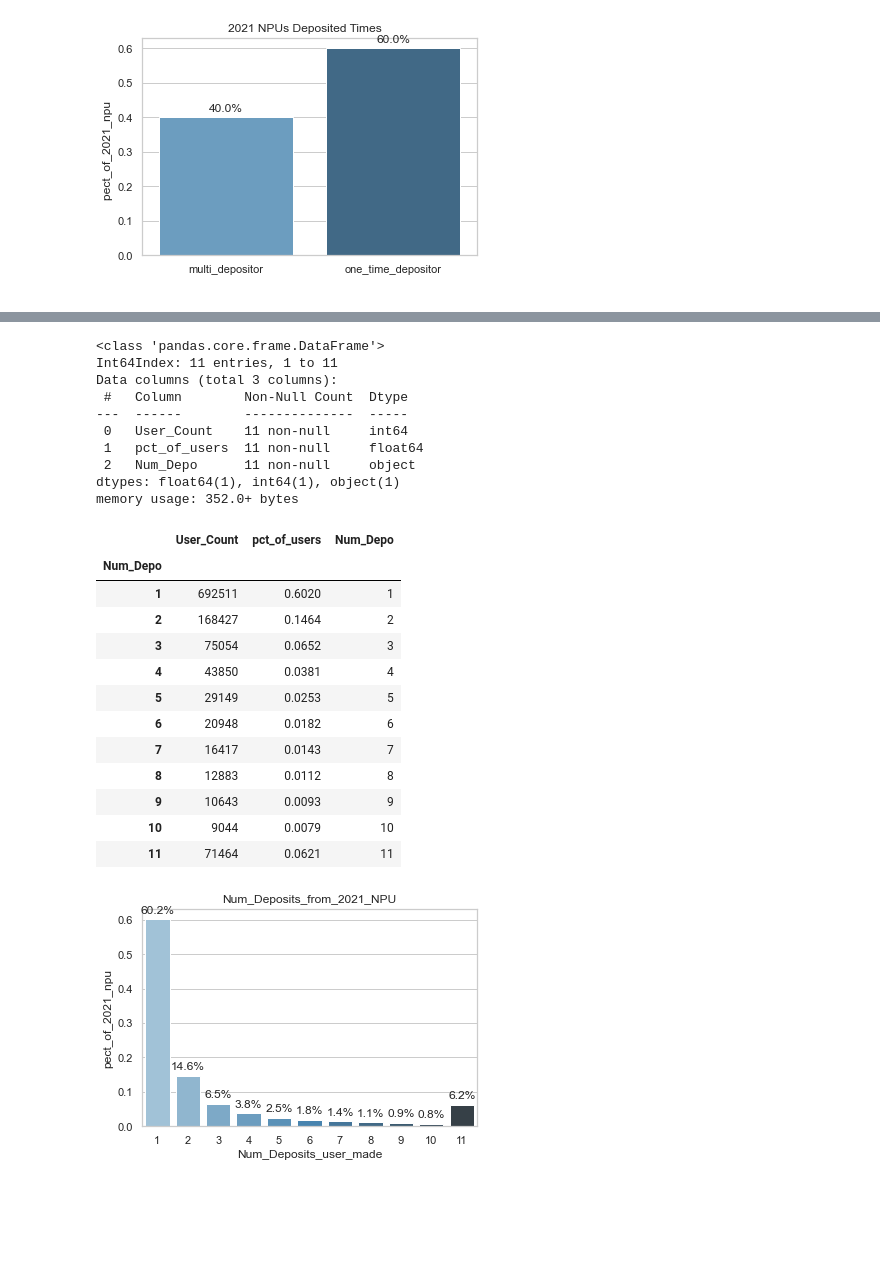
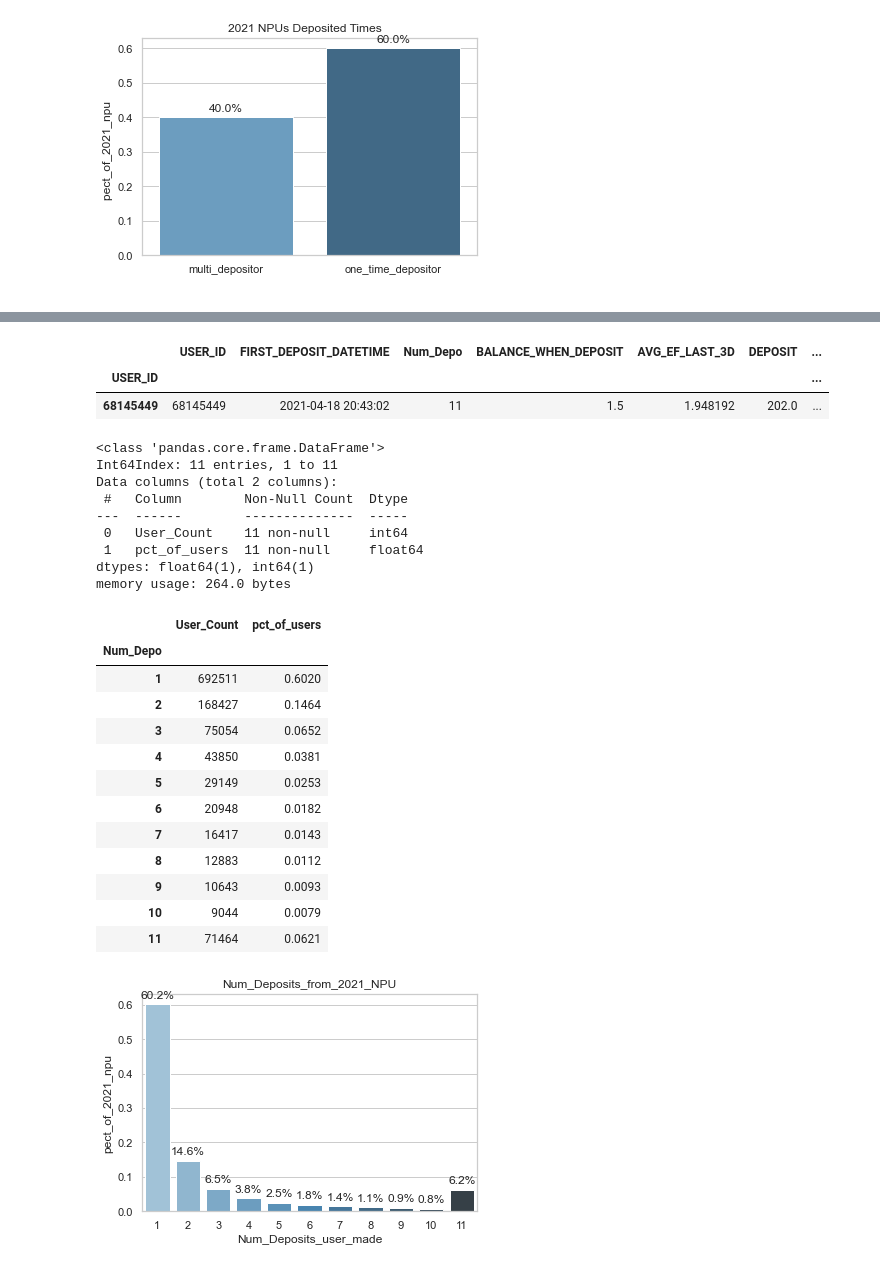
Before and after one commit to yihanwwww/yihanwwww, a Jupyter notebook: Python_Notebook/Experiment_EDA/Low_Balance_LTO_EDA.ipynb, the cells around one changed output, grey strips where cells are left out. Cells and saved outputs as stored; diff of their text form; code cells hidden in the pictures; blank space fills up the shorter version.

```diff
--- a/Python_Notebook/Experiment_EDA/Low_Balance_LTO_EDA.ipynb
+++ b/Python_Notebook/Experiment_EDA/Low_Balance_LTO_EDA.ipynb
@@ -641,0 +632,12 @@ deposit_balance_df_by_user=deposit_balance_df_by_user.rename({ 'DEP_RNK':'Num_De
+# %%
+from datetime import datetime
+
+deposit_balance_df['Account_age'] = datetime.now() - deposit_balance_df.ACCOUNT_CREATION_DATE
+deposit_balance_df['Age_when_deposit'] = deposit_balance_df.DATE - deposit_balance_df.FIRST_DEPOSIT_DATETIME
+# %%
+deposit_balance_df.Age_when_deposit
+days = deposit_balance_df.Age_when_deposit.astype('timedelta64[D]')
+
+deposit_balance_df['Account_age_adj'] = deposit_balance_df.Account_age.astype('timedelta64[D]')
+
+deposit_balance_df['Age_when_deposit_adj'] = deposit_balance_df.Age_when_deposit.astype('timedelta64[D]')
@@ -652,0 +672,4 @@ deposit_balance_df_by_user.head()
+# %%
+deposit_balance_df_by_user['Total_Depo_30d'] = deposit_balance_df[(deposit_balance_df.Age_when_deposit_adj)<=30].groupby(by=['USER_ID']).agg({'DEPOSIT':'sum'})
+deposit_balance_df_by_user['Deposit_count_30d'] = deposit_balance_df[(deposit_balance_df.Age_when_deposit_adj) <= 30].groupby(by=['USER_ID']).agg({'DEP_RNK':'max'})
+deposit_balance_df_by_user[(deposit_balance_df_by_user.USER_ID == 68145449)]
@@ -652,0 +680,3 @@ deposit_balance_df_by_user.head()
+# %%
+deposit_balance_df_by_user['Avg_Deposit_30D'] =deposit_balance_df_by_user.Total_Depo_30d/deposit_balance_df_by_user.Deposit_count_30d
+deposit_balance_df_by_user.head()
@@ -653,37 +691,40 @@ deposit_balance_df_by_user.head()
+# %%
+deposit_balance_df_by_user[(deposit_balance_df_by_user.USER_ID == 68145449)]
+# %% [output]
+|  | USER_ID | FIRST_DEPOSIT_DATETIME | Num_Depo | BALANCE_WHEN_DEPOSIT | AVG_EF_LAST_3D | DEPOSIT | ... |
+| USER_ID |  |  |  |  |  |  | ... |
+| 68145449 | 68145449 | 2021-04-18 20:43:02 | 11 | 1.5 | 1.948192 | 202.0 | ... |
 # %%
 deposit_balance_df_by_user_agg = deposit_balance_df_by_user.groupby(by=['Num_Depo']).agg({'USER_ID':'count'})
 deposit_balance_df_by_user_agg = deposit_balance_df_by_user_agg.rename({'USER_ID':'User_Count'}, axis=1)
 
 deposit_balance_df_by_user_agg['pct_of_users'] = deposit_balance_df_by_user_agg['User_Count'].transform(lambda x: x/x.sum()).map('{:.4f}'.format)
 deposit_balance_df_by_user_agg['pct_of_users'] = deposit_balance_df_by_user_agg['pct_of_users'].astype(float, errors = 'raise')
 
-deposit_balance_df_by_user_agg['Num_Depo'] = deposit_balance_df_by_user_agg.index.astype(str)
-
 deposit_balance_df_by_user_agg.info()
 deposit_balance_df_by_user_agg
 # %% [output]
 <class 'pandas.core.frame.DataFrame'>
 Int64Index: 11 entries, 1 to 11
-Data columns (total 3 columns):
+Data columns (total 2 columns):
  #   Column        Non-Null Count  Dtype
 ---  ------        --------------  -----
  0   User_Count    11 non-null     int64
  1   pct_of_users  11 non-null     float64
- 2   Num_Depo      11 non-null     object
-dtypes: float64(1), int64(1), object(1)
-memory usage: 352.0+ bytes
+dtypes: float64(1), int64(1)
+memory usage: 264.0 bytes
-|  | User_Count | pct_of_users | Num_Depo |
-| Num_Depo |  |  |  |
-| 1 | 692511 | 0.6020 | 1 |
-| 2 | 168427 | 0.1464 | 2 |
-| 3 | 75054 | 0.0652 | 3 |
-| 4 | 43850 | 0.0381 | 4 |
-| 5 | 29149 | 0.0253 | 5 |
-| 6 | 20948 | 0.0182 | 6 |
-| 7 | 16417 | 0.0143 | 7 |
-| 8 | 12883 | 0.0112 | 8 |
-| 9 | 10643 | 0.0093 | 9 |
-| 10 | 9044 | 0.0079 | 10 |
-| 11 | 71464 | 0.0621 | 11 |
+|  | User_Count | pct_of_users |
+| Num_Depo |  |  |
+| 1 | 692511 | 0.6020 |
+| 2 | 168427 | 0.1464 |
+| 3 | 75054 | 0.0652 |
+| 4 | 43850 | 0.0381 |
+| 5 | 29149 | 0.0253 |
+| 6 | 20948 | 0.0182 |
+| 7 | 16417 | 0.0143 |
+| 8 | 12883 | 0.0112 |
+| 9 | 10643 | 0.0093 |
+| 10 | 9044 | 0.0079 |
+| 11 | 71464 | 0.0621 |
 # %%
 #sns.set_theme(style="whitegrid")
```
Also changed, not shown: parts of 19 cells of this notebook.
